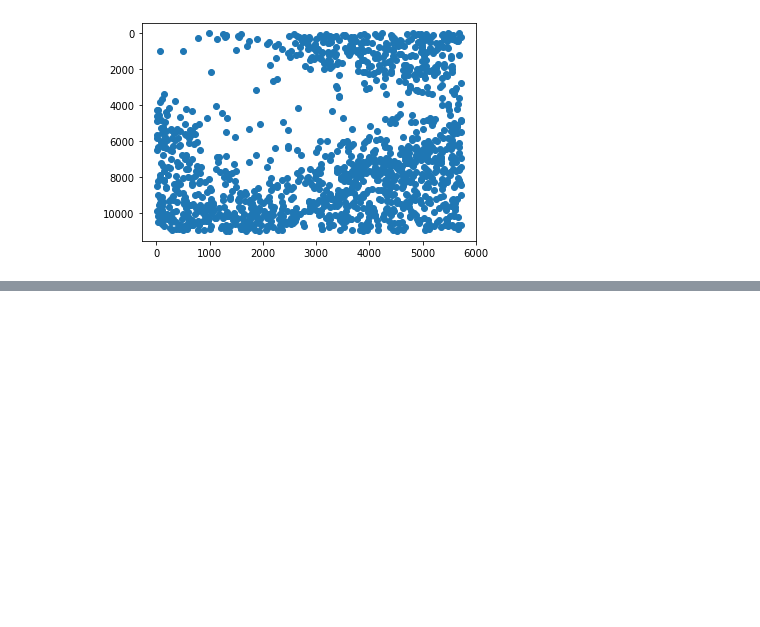
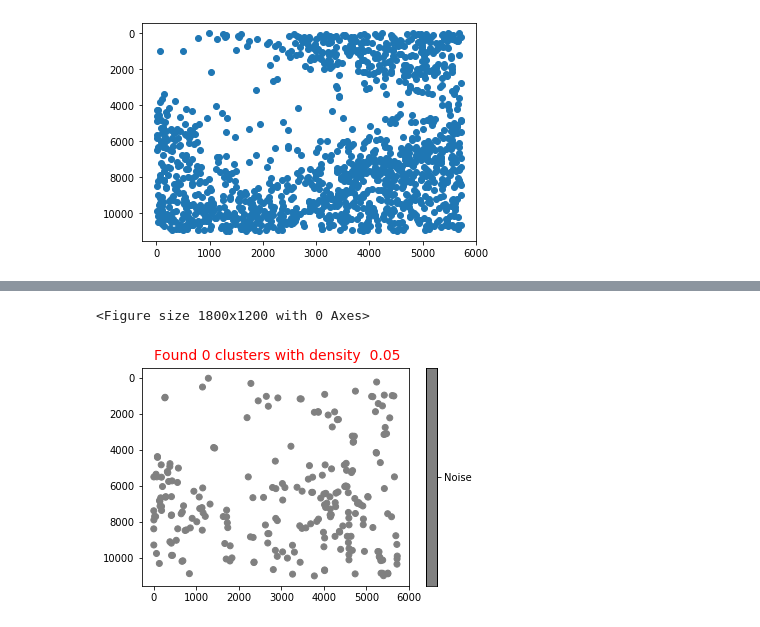
Before and after one commit to bsu233/microglia_MACH, a Jupyter notebook: binaryImageAnalysis.ipynb, the cells around one changed output, grey strips where cells are left out. Drawn from its saved outputs; the diff is of its cells as text; code cells hidden in the pictures; blank space fills up the shorter version.

```diff
--- a/binaryImageAnalysis.ipynb
+++ b/binaryImageAnalysis.ipynb
@@ -60,0 +115,5 @@ drawLocations(locations['rod'])
+# %%
+dbSCAN(locations['ram'])
+# %% [output]
+<Figure size 1800x1200 with 0 Axes>
+[figure, added]
```
Also changed, not shown: parts of 13 cells of this notebook, 2 other files.
